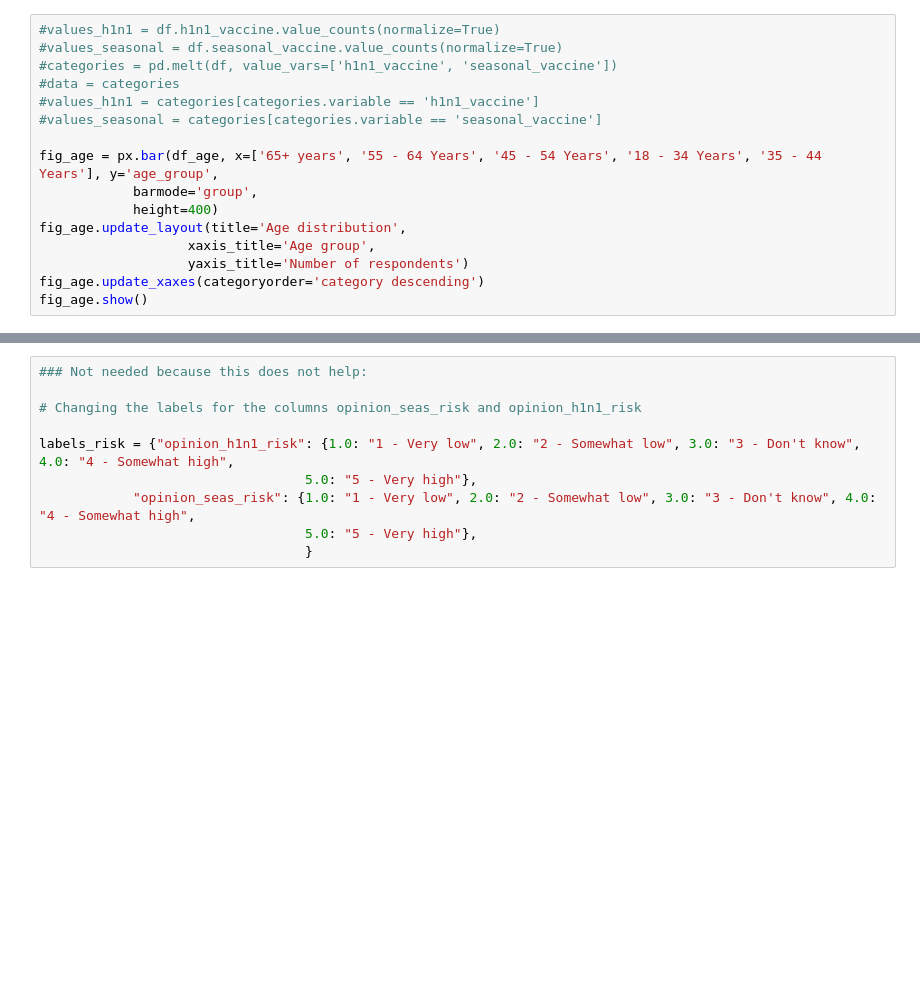
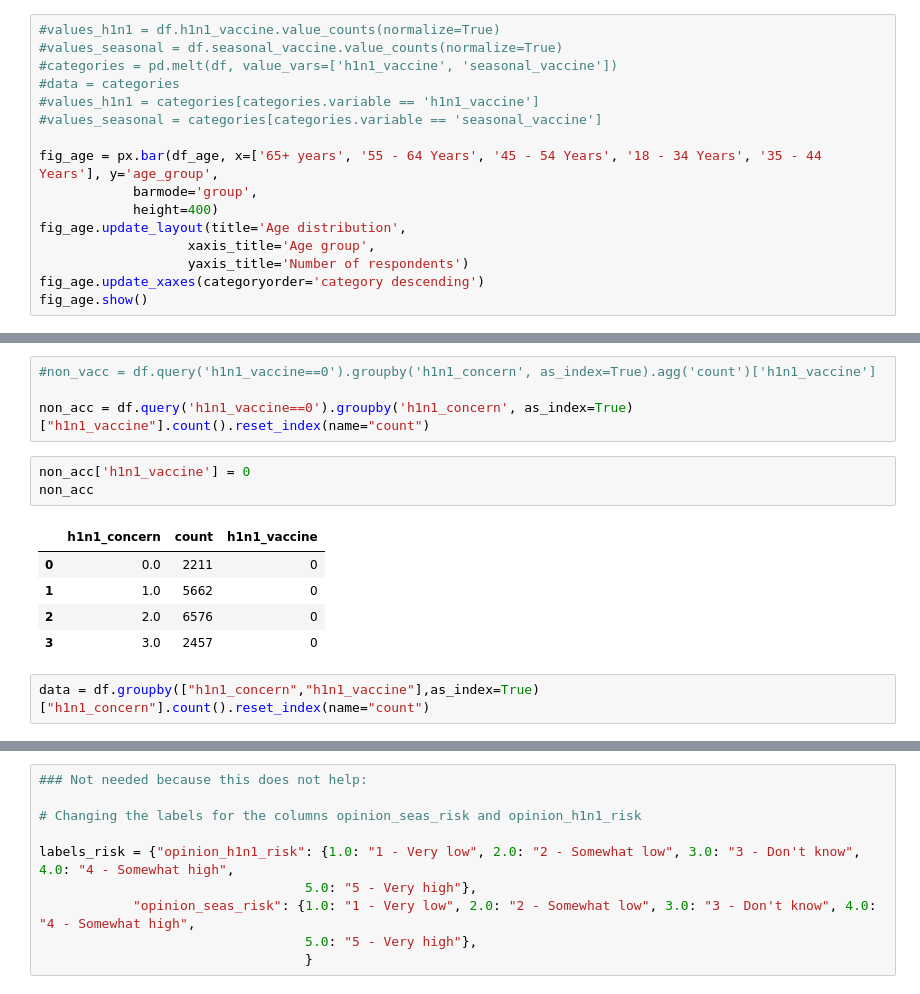
Before and after one commit to RayKwame/TheFluShot, a Jupyter notebook: notebooks/EDA.ipynb, the cells around one changed output, grey strips where cells are left out. Cells and saved outputs as stored; diff of their text form; blank space fills up the shorter version.

```diff
--- a/notebooks/EDA.ipynb
+++ b/notebooks/EDA.ipynb
@@ -243,0 +308,15 @@ fig.show()
+# %%
+#non_vacc = df.query('h1n1_vaccine==0').groupby('h1n1_concern', as_index=True).agg('count')['h1n1_vaccine']
+
+non_acc = df.query('h1n1_vaccine==0').groupby('h1n1_concern', as_index=True)["h1n1_vaccine"].count().reset_index(name="count")
+# %%
+non_acc['h1n1_vaccine'] = 0
+non_acc
+# %% [output]
+|  | h1n1_concern | count | h1n1_vaccine |
+| 0 | 0.0 | 2211 | 0 |
+| 1 | 1.0 | 5662 | 0 |
+| 2 | 2.0 | 6576 | 0 |
+| 3 | 3.0 | 2457 | 0 |
+# %%
+data = df.groupby(["h1n1_concern","h1n1_vaccine"],as_index=True)["h1n1_concern"].count().reset_index(name="count")
```
Also changed, not shown: parts of 20 cells of this notebook.
